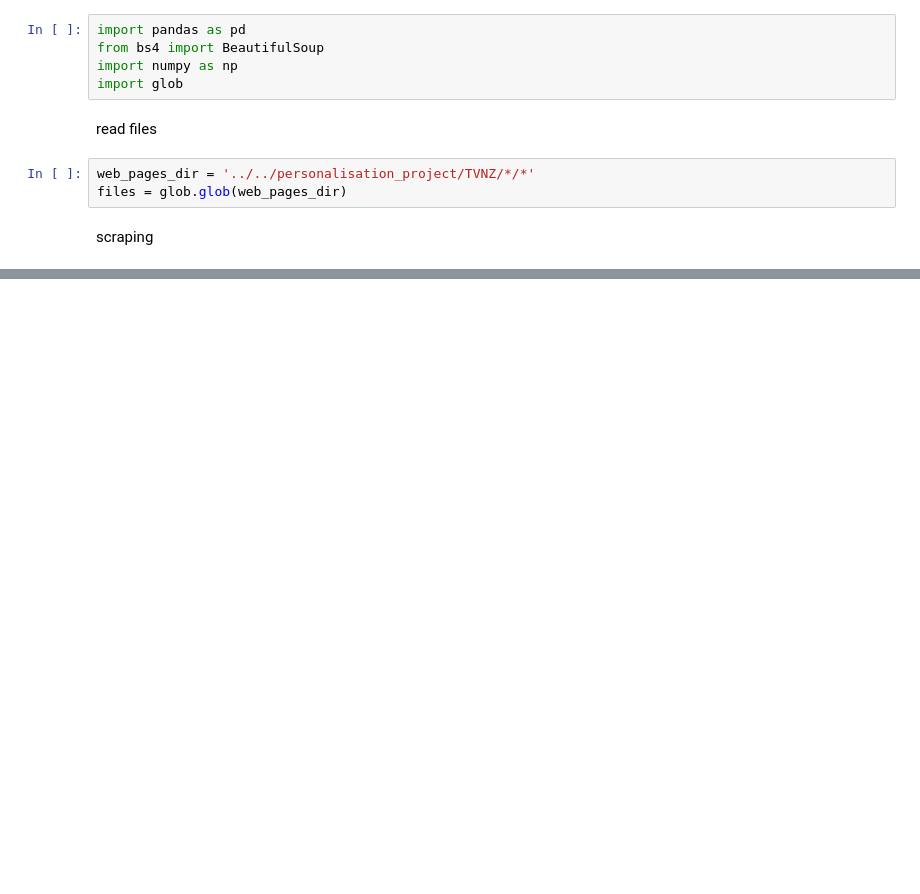
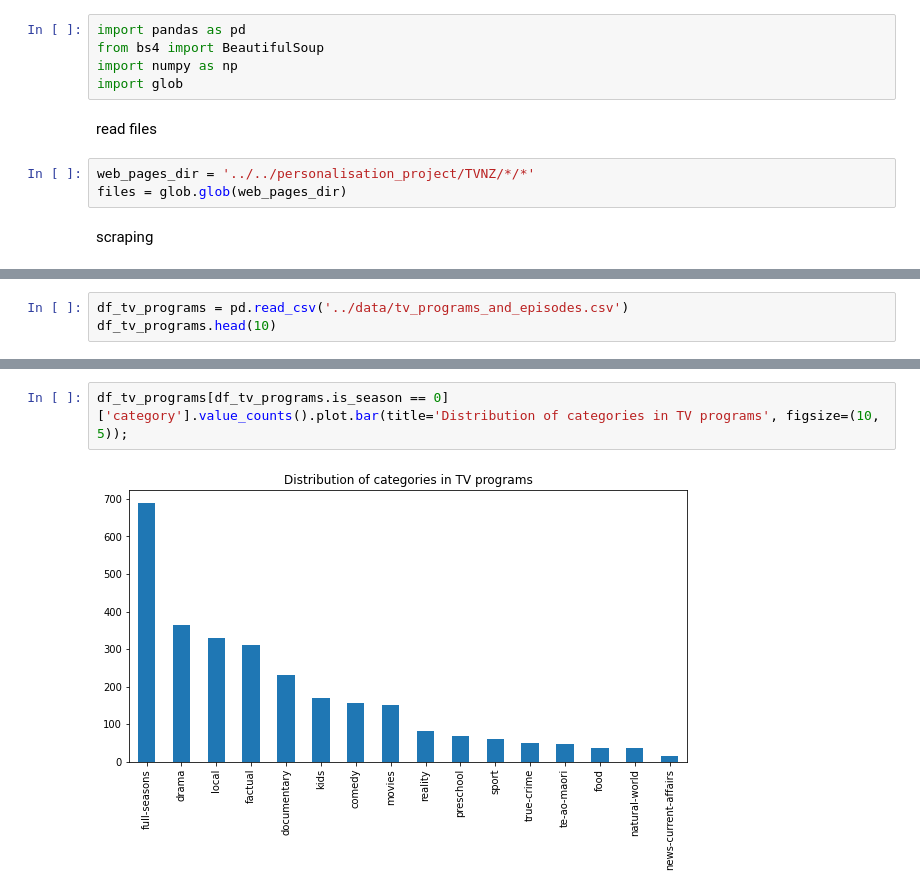
Before and after one commit to ciCciC/RecommendationSysTopicModel, a Jupyter notebook: notebooks/scraping_tvnz.ipynb, the cells around one changed output, grey strips where cells are left out. Cells and saved outputs as stored; diff of their text form; blank space fills up the shorter version.

```diff
--- a/notebooks/scraping_tvnz.ipynb
+++ b/notebooks/scraping_tvnz.ipynb
@@ -94,0 +143,3 @@ df_episodes.head()
+# %%
+df_tv_programs = pd.read_csv('../data/tv_programs_and_episodes.csv')
+df_tv_programs.head(10)
@@ -94,0 +158,4 @@ df_episodes.head()
+# %%
+df_tv_programs[df_tv_programs.is_season == 0]['category'].value_counts().plot.bar(title='Distribution of categories in TV programs', figsize=(10, 5));
+# %% [output]
+[figure, added]
```
Also changed, not shown: parts of 12 cells of this notebook, 5 other files.
